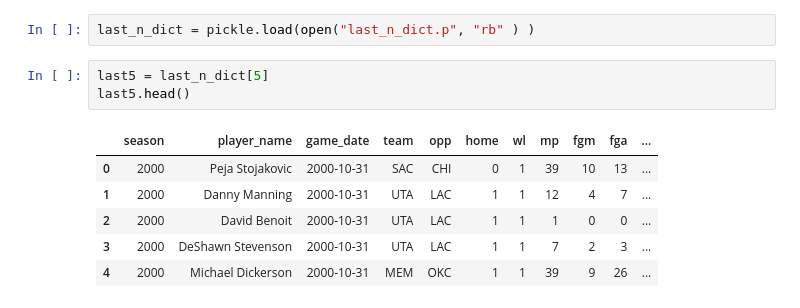
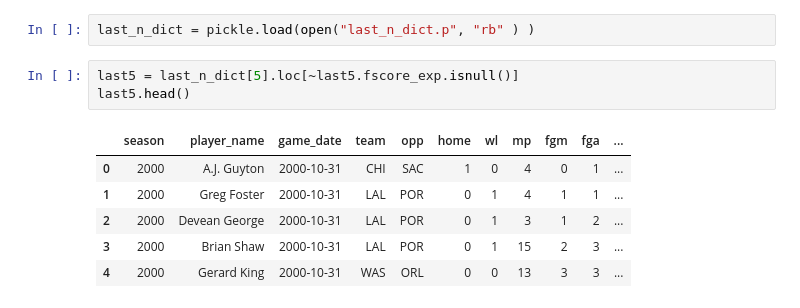
Before and after one commit to KaanME/NBA-Fantasy-Score-Predictor, a Jupyter notebook: Models.ipynb, the cells around one changed output. Saved outputs shown, nothing was run; the diff lists cells and outputs as text.

```diff
--- a/Models.ipynb
+++ b/Models.ipynb
@@ -21,12 +21,12 @@ pd.set_option('display.max_columns', 500)
 # %%
 last_n_dict = pickle.load(open("last_n_dict.p", "rb" ) )
 # %%
-last5 = last_n_dict[5]
+last5 = last_n_dict[5].loc[~last5.fscore_exp.isnull()]
 last5.head()
 # %% [output]
 |  | season | player_name | game_date | team | opp | home | wl | mp | fgm | fga | ... |
-| 0 | 2000 | Peja Stojakovic | 2000-10-31 | SAC | CHI | 0 | 1 | 39 | 10 | 13 | ... |
-| 1 | 2000 | Danny Manning | 2000-10-31 | UTA | LAC | 1 | 1 | 12 | 4 | 7 | ... |
-| 2 | 2000 | David Benoit | 2000-10-31 | UTA | LAC | 1 | 1 | 1 | 0 | 0 | ... |
-| 3 | 2000 | DeShawn Stevenson | 2000-10-31 | UTA | LAC | 1 | 1 | 7 | 2 | 3 | ... |
-| 4 | 2000 | Michael Dickerson | 2000-10-31 | MEM | OKC | 1 | 1 | 39 | 9 | 26 | ... |
+| 0 | 2000 | A.J. Guyton | 2000-10-31 | CHI | SAC | 1 | 0 | 4 | 0 | 1 | ... |
+| 1 | 2000 | Greg Foster | 2000-10-31 | LAL | POR | 0 | 1 | 4 | 1 | 1 | ... |
+| 2 | 2000 | Devean George | 2000-10-31 | LAL | POR | 0 | 1 | 3 | 1 | 2 | ... |
+| 3 | 2000 | Brian Shaw | 2000-10-31 | LAL | POR | 0 | 1 | 15 | 2 | 3 | ... |
+| 4 | 2000 | Gerard King | 2000-10-31 | WAS | ORL | 0 | 0 | 13 | 3 | 3 | ... |
```
Also changed, not shown: parts of 35 cells of this notebook.
